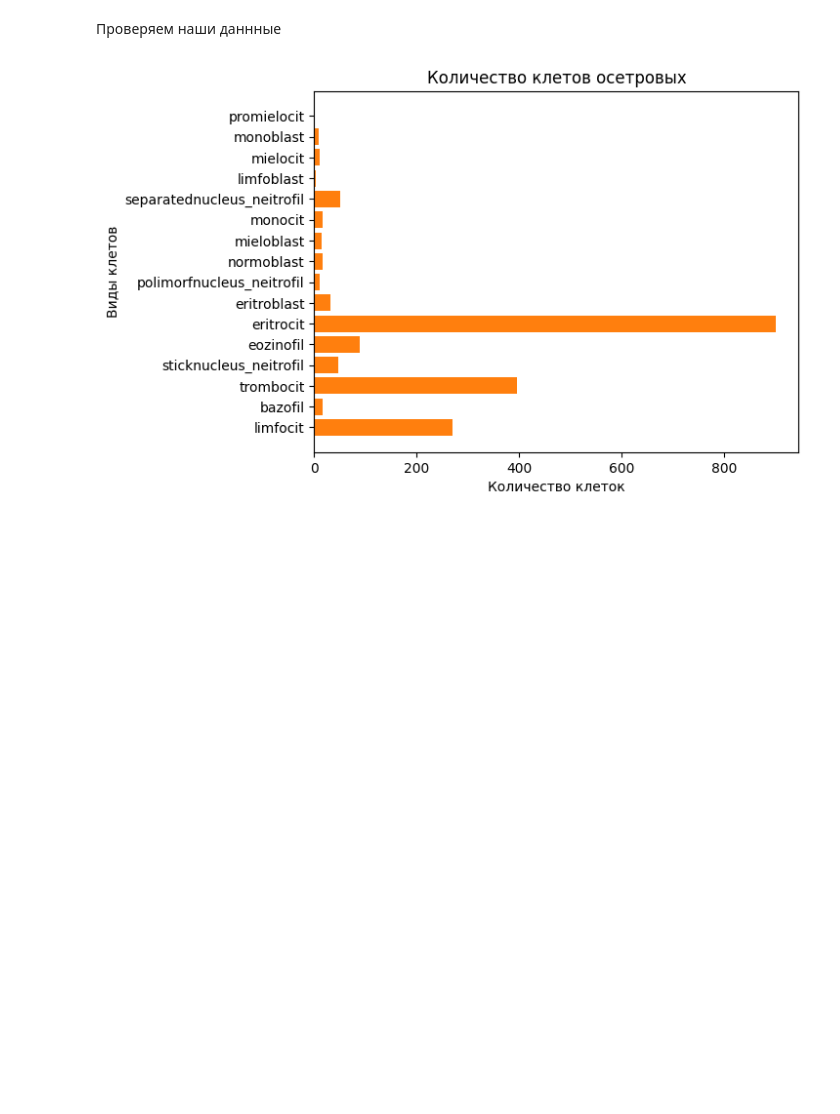
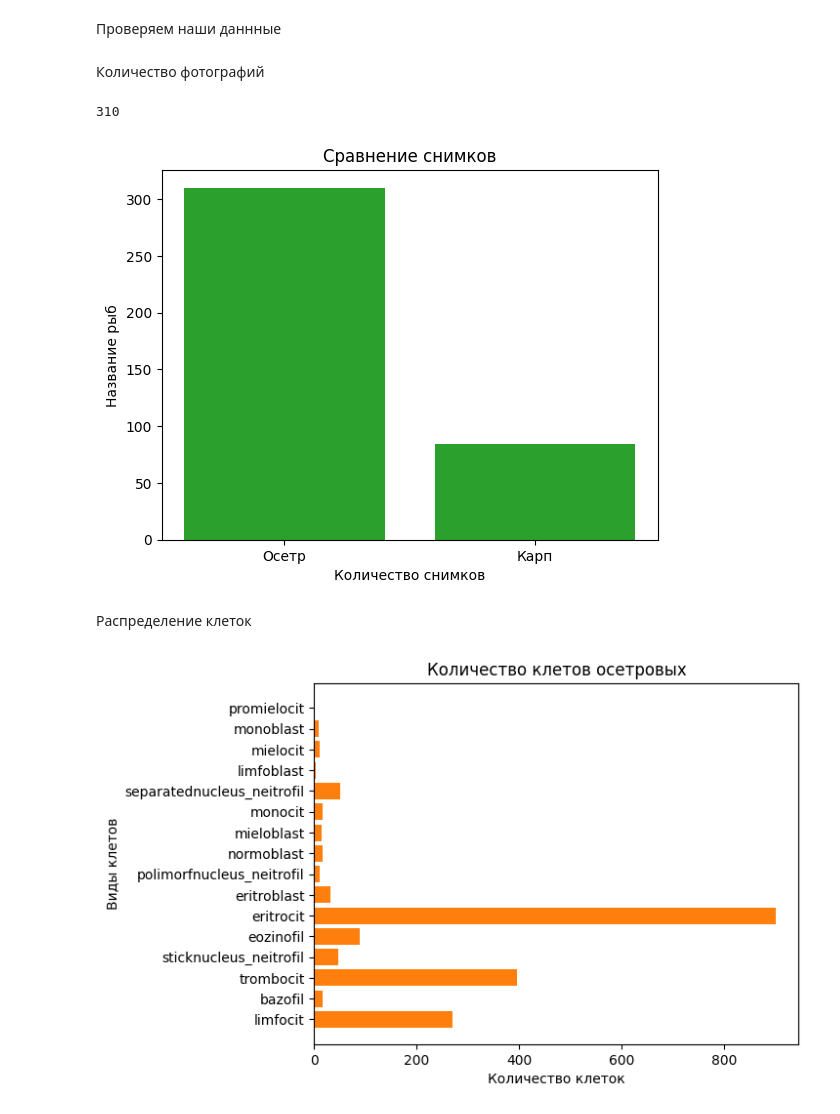
Before and after one commit to Midnight1Knight/Blood-object-detection, a Jupyter notebook: 1.DataExplore.ipynb, the cells around one changed output. Drawn from its saved outputs; the diff is of its cells as text; code cells hidden in the pictures; blank space fills up the shorter version.

```diff
--- a/1.DataExplore.ipynb
+++ b/1.DataExplore.ipynb
@@ -23,6 +19,34 @@ karp_paths = [
     os.path.join('Tensorflow', 'workspace', 'data', 'клетки карпа 2022 три', ''),
     os.path.join('Tensorflow', 'workspace', 'data', 'клетки карпа 2022 четыре', '')
 ]
+# %% [markdown]
+Количество фотографий
+# %%
+def count_photos(paths):
+    count = 0
+    for path in paths:
+        for filename in os.listdir(path):
+            if filename.endswith('.xml'):
+                count += 1
+    return count
+# %%
+count_photos(osetr_paths)
+# %% [output]
+310
+# %%
+class_names = ['Осетр', 'Карп']
+class_counts = [count_photos(osetr_paths), count_photos(karp_paths)]
+
+# Create a bar plot
+plt.bar(class_names, class_counts, color='tab:green')
+plt.xlabel("Количество снимков")
+plt.ylabel("Название рыб")
+plt.title("Сравнение снимков")
+plt.show()
+# %% [output]
+[figure, added]
+# %% [markdown]
+Распределение клеток
 # %%
 def count_classes(directory_path):
     class_counts = {}
```
Also changed, not shown: parts of 7 cells of this notebook.
